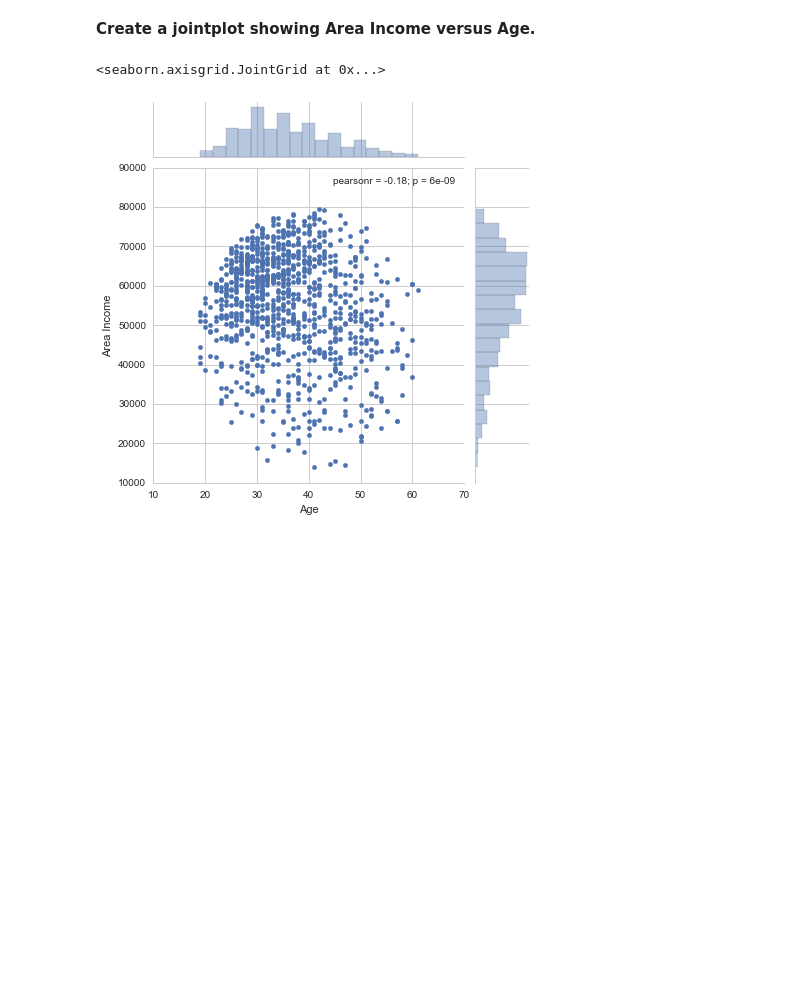
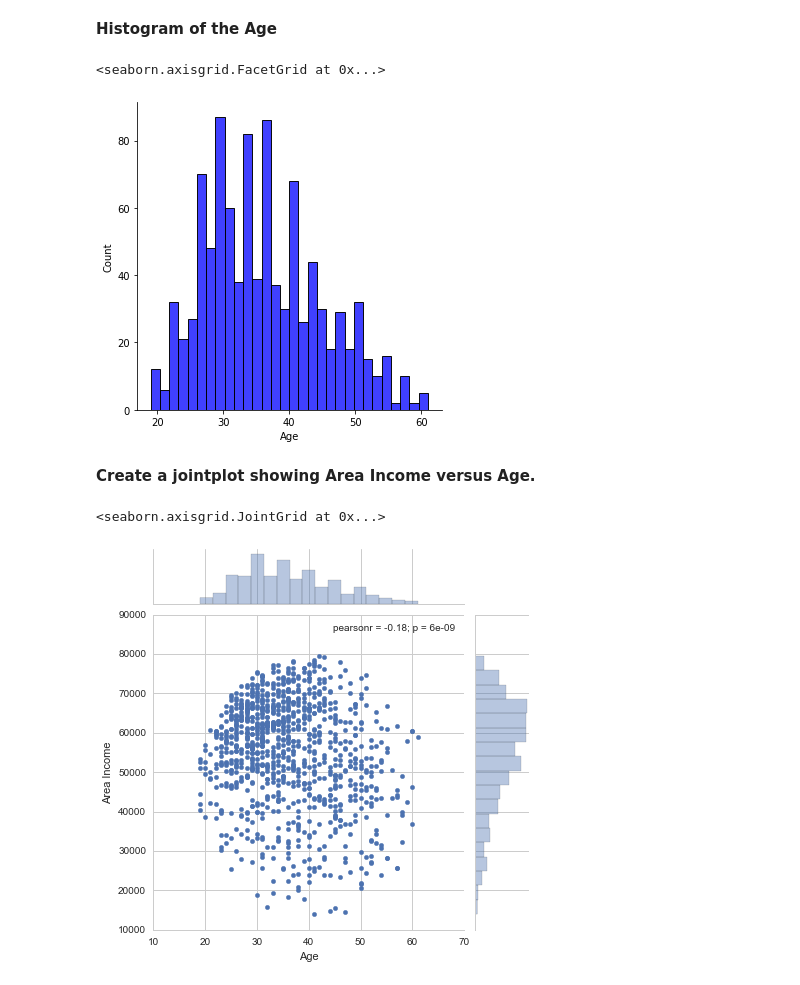
Before and after one commit to amir-nrfkn/Logistic-Regression-Projects, a Jupyter notebook: LogisticRegression_AdvertisingDataset.ipynb, the cells around one changed output. Cells and saved outputs as stored; diff of their text form; code cells hidden in the pictures; blank space fills up the shorter version.

Commit message:
First commit of Advertising data analysis.

```diff
--- a/LogisticRegression_AdvertisingDataset.ipynb
+++ b/LogisticRegression_AdvertisingDataset.ipynb
@@ -38,0 +33,2 @@ This data set contains the following features:
+# %%
+ad_data = pd.read_csv('advertising.csv')
@@ -81,3 +86,10 @@ Try recreating the plots shown below!
+# %% [markdown]
+**Histogram of the Age**
+# %%
+sns.displot(ad_data['Age'],color='blue',bins=30)
+# %% [output]
+<seaborn.axisgrid.FacetGrid at 0x...>
+[figure, added]
 # %% [markdown]
 **Create a jointplot showing Area Income versus Age.**
 # %%
```
Also changed, not shown: parts of 16 cells of this notebook.
